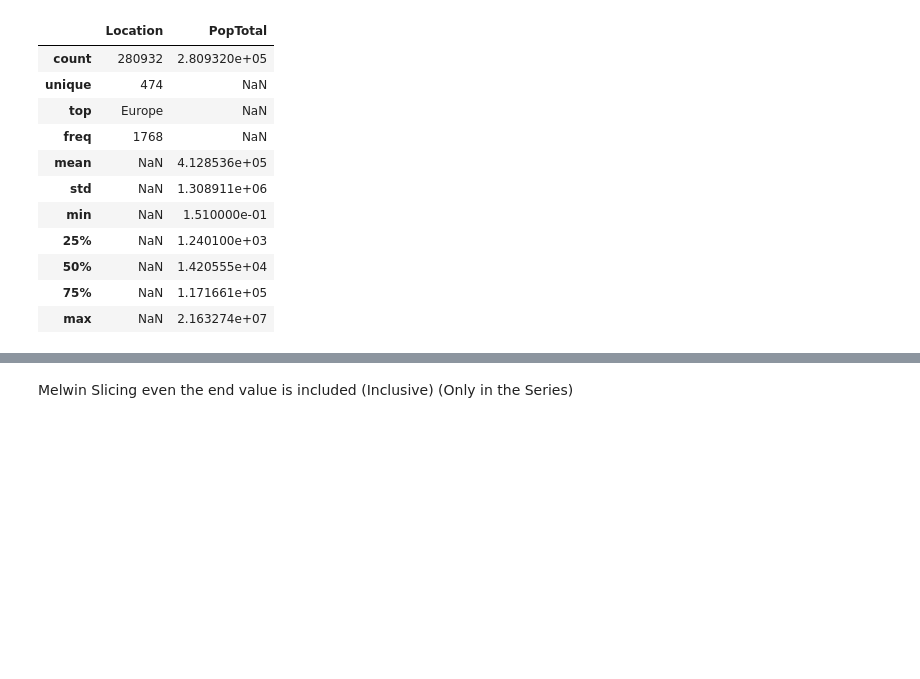
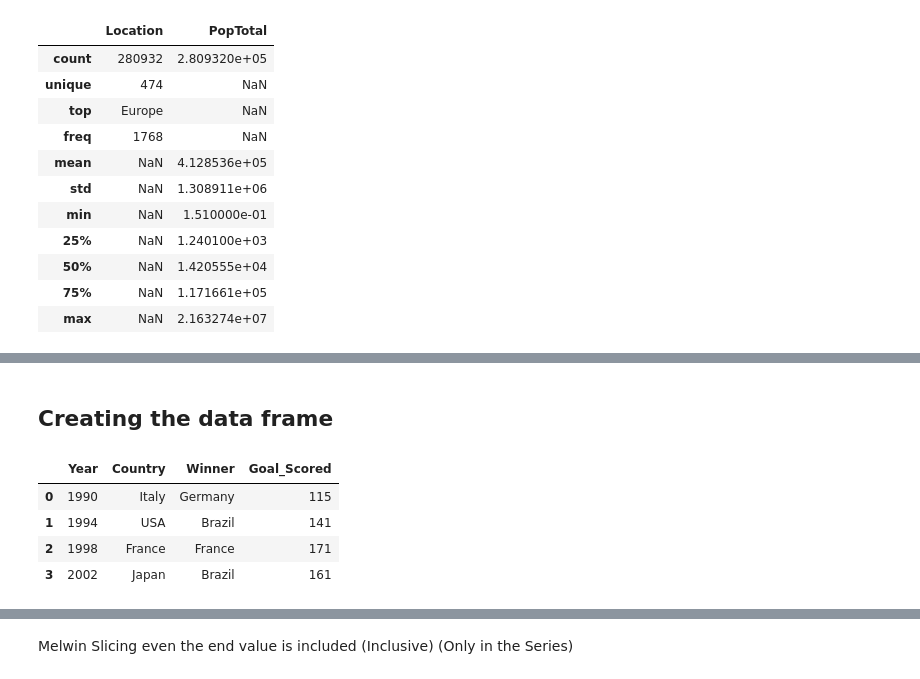
Before and after one commit to melwinmpk/Python_DSA, a Jupyter notebook: Pandas/Pandas_1.ipynb, the cells around one changed output, grey strips where cells are left out. Saved outputs shown, nothing was run; the diff lists cells and outputs as text; code cells hidden in the pictures; blank space fills up the shorter version.

```diff
--- a/Pandas/Pandas_1.ipynb
+++ b/Pandas/Pandas_1.ipynb
@@ -188,0 +238,18 @@ Index(['Location', 'PopTotal'], dtype='object')
+# %% [markdown]
+## Creating the data frame
+# %%
+''' Note as you see here when you are creating the DF usng the Dict and List every data must be there
+    if its not there it will throw error '''
+
+d = {'Year':[1990, 1994,1998, 2002],
+    'Country' : ['Italy', 'USA', 'France', 'Japan'],
+    'Winner': ['Germany', 'Brazil', 'France', 'Brazil'],
+    'Goal_Scored' : [115, 141, 171, 161]}
+football_df = pd.DataFrame(d)
+football_df
+# %% [output]
+|  | Year | Country | Winner | Goal_Scored |
+| 0 | 1990 | Italy | Germany | 115 |
+| 1 | 1994 | USA | Brazil | 141 |
+| 2 | 1998 | France | France | 171 |
+| 3 | 2002 | Japan | Brazil | 161 |
```
Also changed, not shown: parts of 7 cells of this notebook, 8 other files.
